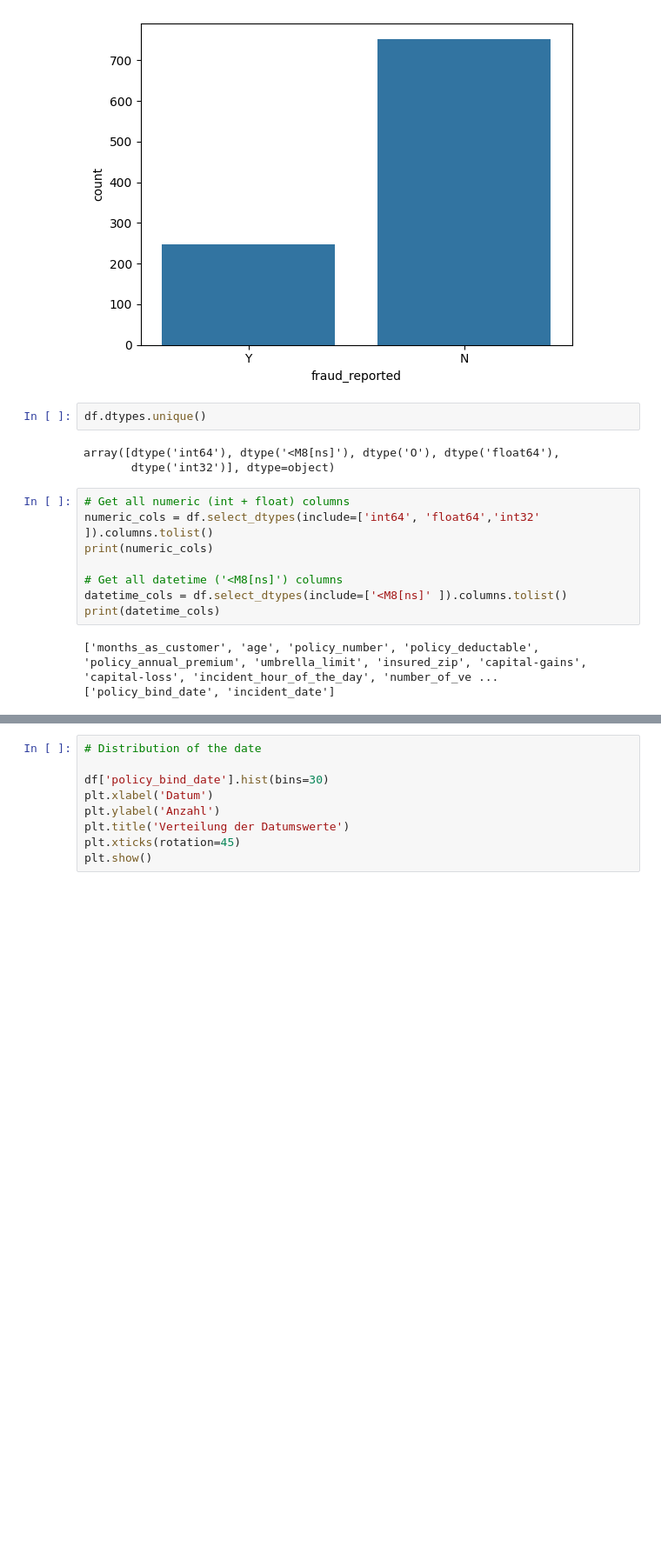
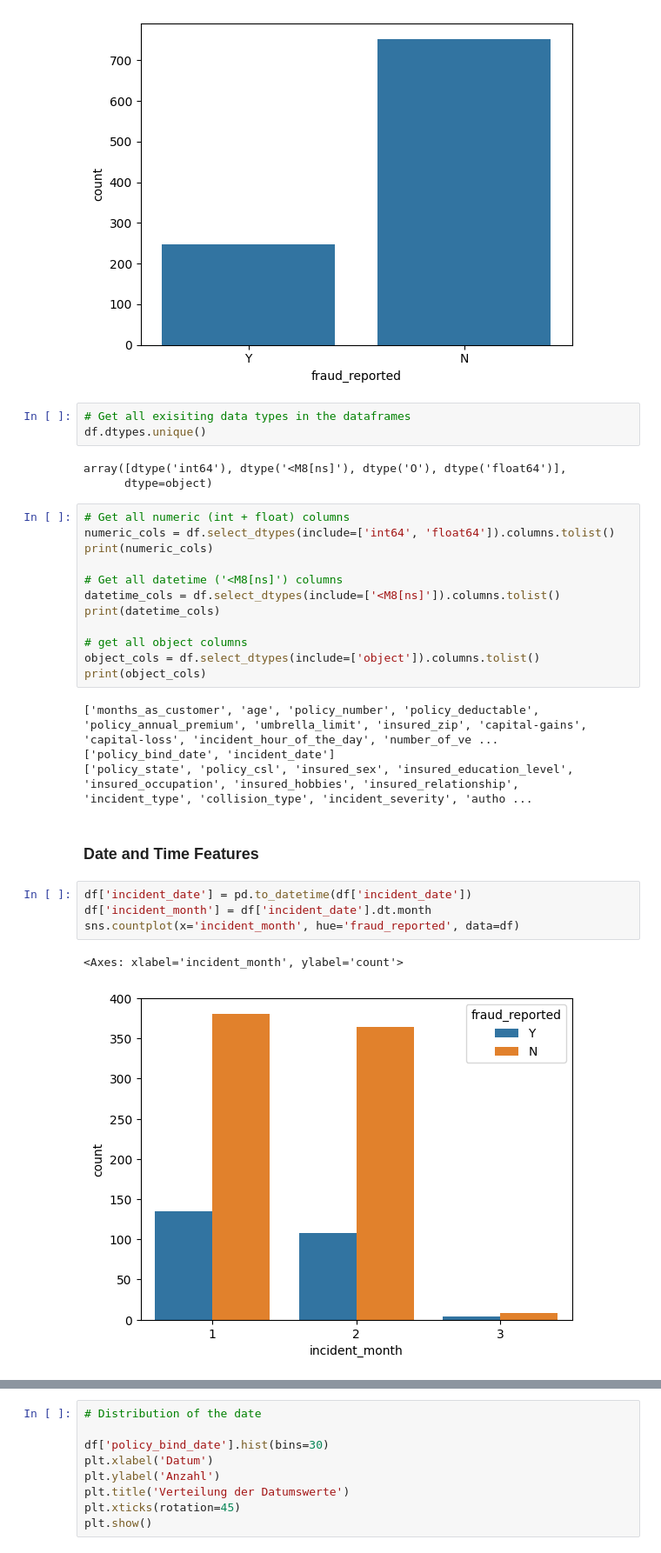
Before and after one commit to ahmeddaknou/Insurance-Fraud-Detection, a Jupyter notebook: notebooks/01_exploration.ipynb, the cells around one changed output, grey strips where cells are left out. Shown at 87% size. Drawn from its saved outputs; the diff is of its cells as text; blank space fills up the shorter version.

```diff
--- a/notebooks/01_exploration.ipynb
+++ b/notebooks/01_exploration.ipynb
@@ -107,19 +100,34 @@ sns.countplot(x='fraud_reported', data=df)
 # %% [output]
 <Axes: xlabel='fraud_reported', ylabel='count'>
 [figure]
-# %%
-df.dtypes.unique()
-# %% [output]
-array([dtype('int64'), dtype('<M8[ns]'), dtype('O'), dtype('float64'),
-       dtype('int32')], dtype=object)
+# %%
+# Get all exisiting data types in the dataframes
+df.dtypes.unique()
+# %% [output]
+array([dtype('int64'), dtype('<M8[ns]'), dtype('O'), dtype('float64')],
+      dtype=object)
 # %%
 # Get all numeric (int + float) columns
-numeric_cols = df.select_dtypes(include=['int64', 'float64','int32' ]).columns.tolist()
+numeric_cols = df.select_dtypes(include=['int64', 'float64']).columns.tolist()
 print(numeric_cols)
 
 # Get all datetime ('<M8[ns]') columns
-datetime_cols = df.select_dtypes(include=['<M8[ns]' ]).columns.tolist()
+datetime_cols = df.select_dtypes(include=['<M8[ns]']).columns.tolist()
 print(datetime_cols)
+
+# get all object columns
+object_cols = df.select_dtypes(include=['object']).columns.tolist()
+print(object_cols)
 # %% [output]
 ['months_as_customer', 'age', 'policy_number', 'policy_deductable', 'policy_annual_premium', 'umbrella_limit', 'insured_zip', 'capital-gains', 'capital-loss', 'incident_hour_of_the_day', 'number_of_ve ...
 ['policy_bind_date', 'incident_date']
+['policy_state', 'policy_csl', 'insured_sex', 'insured_education_level', 'insured_occupation', 'insured_hobbies', 'insured_relationship', 'incident_type', 'collision_type', 'incident_severity', 'autho ...
+# %% [markdown]
+### Date and Time Features
+# %%
+df['incident_date'] = pd.to_datetime(df['incident_date'])
+df['incident_month'] = df['incident_date'].dt.month
+sns.countplot(x='incident_month', hue='fraud_reported', data=df)
+# %% [output]
+<Axes: xlabel='incident_month', ylabel='count'>
+[figure, added]
```
Also changed, not shown: parts of 23 cells of this notebook, 3 other files.
